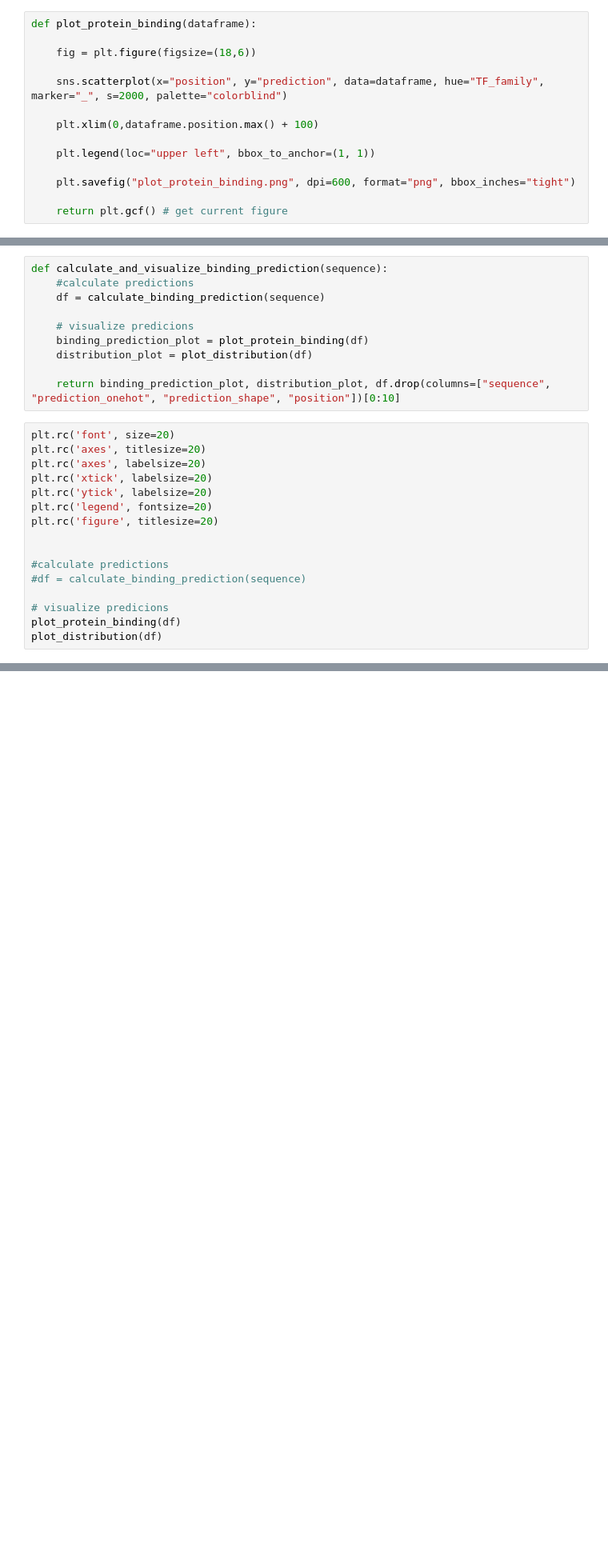
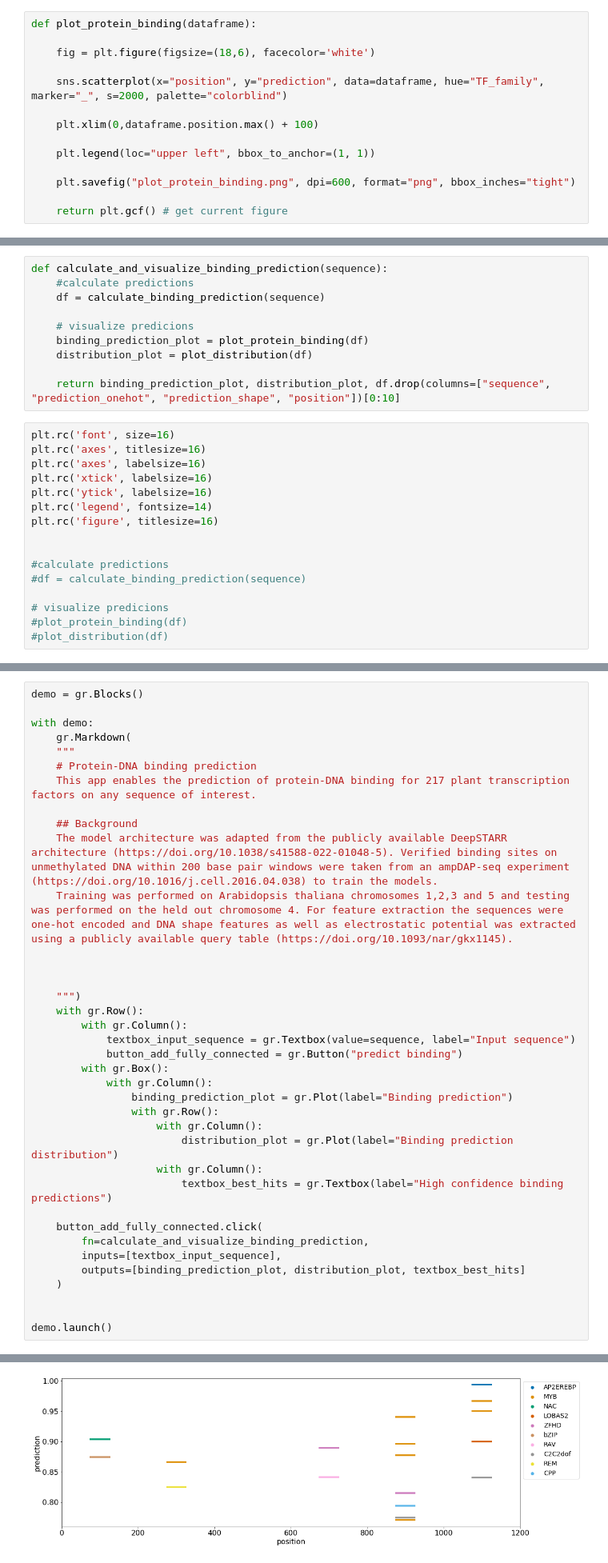
Before and after one commit to janiksielemann/tf_binding_prediction, a Jupyter notebook: tool_v0.1.ipynb, the cells around one changed output, grey strips where cells are left out. Shown: that part at 80% size. Drawn from its saved outputs; the diff is of its cells as text; blank space fills up the shorter version.

```diff
--- a/tool_v0.1.ipynb
+++ b/tool_v0.1.ipynb
@@ -151,7 +151,7 @@ df
 # %%
 def plot_protein_binding(dataframe):
 
-    fig = plt.figure(figsize=(18,6))
+    fig = plt.figure(figsize=(18,6), facecolor='white')
 
     sns.scatterplot(x="position", y="prediction", data=dataframe, hue="TF_family", marker="_", s=2000, palette="colorblind")
 
@@ -185,18 +186,18 @@ def calculate_and_visualize_binding_prediction(sequence):
 
     return binding_prediction_plot, distribution_plot, df.drop(columns=["sequence", "prediction_onehot", "prediction_shape", "position"])[0:10]
 # %%
-plt.rc('font', size=20)
-plt.rc('axes', titlesize=20)
-plt.rc('axes', labelsize=20)
-plt.rc('xtick', labelsize=20)
-plt.rc('ytick', labelsize=20)
-plt.rc('legend', fontsize=20)
-plt.rc('figure', titlesize=20)
+plt.rc('font', size=16)
+plt.rc('axes', titlesize=16)
+plt.rc('axes', labelsize=16)
+plt.rc('xtick', labelsize=16)
+plt.rc('ytick', labelsize=16)
+plt.rc('legend', fontsize=14)
+plt.rc('figure', titlesize=16)
 
 
 #calculate predictions
 #df = calculate_binding_prediction(sequence)
 
 # visualize predicions
-plot_protein_binding(df)
-plot_distribution(df)
+#plot_protein_binding(df)
+#plot_distribution(df)
@@ -241,0 +204,38 @@ To create a public link, set `share=True` in `launch()`.
+# %%
+demo = gr.Blocks()
+
+with demo:
+    gr.Markdown(
+    """
+    # Protein-DNA binding prediction
+    This app enables the prediction of protein-DNA binding for 217 plant transcription factors on any sequence of interest.
+
+    ## Background
+    The model architecture was adapted from the publicly available DeepSTARR architecture (https://doi.org/10.1038/s41588-022-01048-5). Verified binding sites on unmethylated DNA within 200 base pair windows were taken from an ampDAP-seq experiment (https://doi.org/10.1016/j.cell.2016.04.038) to train the models.
+    Training was performed on Arabidopsis thaliana chromosomes 1,2,3 and 5 and testing was performed on the held out chromosome 4. For feature extraction the sequences were one-hot encoded and DNA shape features as well as electrostatic potential was extracted using a publicly available query table (https://doi.org/10.1093/nar/gkx1145).
+
+
+
+    """)
+    with gr.Row():
+        with gr.Column():
+            textbox_input_sequence = gr.Textbox(value=sequence, label="Input sequence")
+            button_add_fully_connected = gr.Button("predict binding")
+        with gr.Box():
+            with gr.Column():
+                binding_prediction_plot = gr.Plot(label="Binding prediction")
+                with gr.Row():
+                    with gr.Column():
+                        distribution_plot = gr.Plot(label="Binding prediction distribution")
+                    with gr.Column():
+                        textbox_best_hits = gr.Textbox(label="High confidence binding predictions")
+
+    button_add_fully_connected.click(
+        fn=calculate_and_visualize_binding_prediction,
+        inputs=[textbox_input_sequence],
+        outputs=[binding_prediction_plot, distribution_plot, textbox_best_hits]
+    )
+
+
+demo.launch()
+# %% [output]
@@ -241,0 +247 @@ To create a public link, set `share=True` in `launch()`.
+[figure, added]
```
Also changed, not shown: parts of 4 cells of this notebook, 2 other files.
